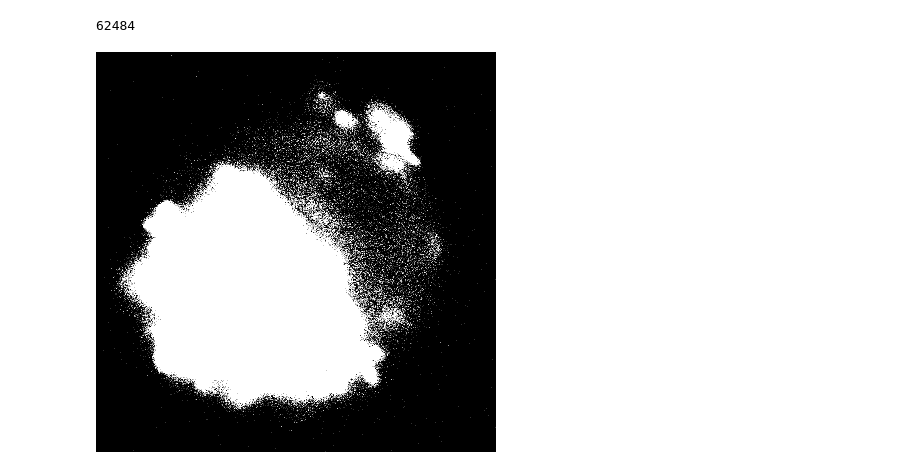
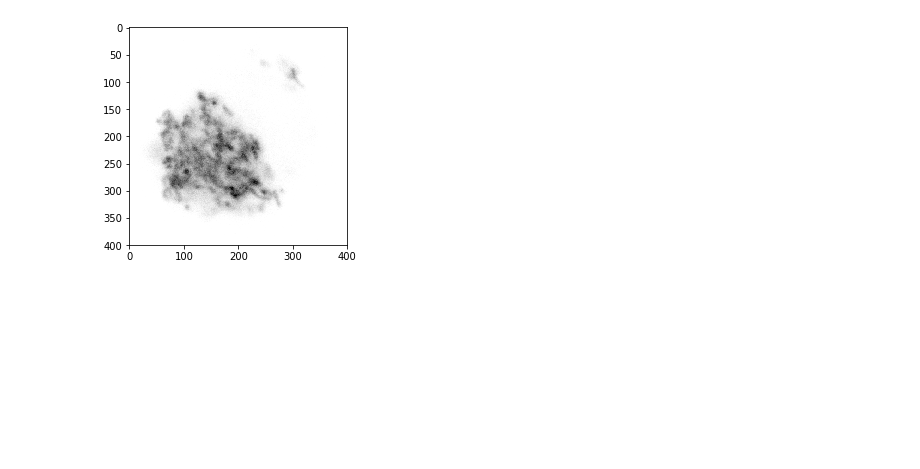
Before and after one commit to CellProfiler/notebooks, a Jupyter notebook: imagej_server_demo.ipynb, the cells around one changed output. Cells and saved outputs as stored; diff of their text form; code cells hidden in the pictures; blank space fills up the shorter version.

```diff
--- a/imagej_server_demo.ipynb
+++ b/imagej_server_demo.ipynb
@@ -49,18 +54,26 @@ def data2image(data):
-# %%
-# Define a utility function to show an image using matplotlib.
-from matplotlib import pyplot as plt
-def show(image):
-    plt.imshow(image, interpolation='nearest')
-    plt.show()
+# %%
+# Execute modules.
+result = ij.run(create, {'in': img_in})
+img_out = result['out']
+
+result = ij.run(invert, {'in': img_in, 'out': img_out})
+img_out = result['out']
 # %%
-# retrieve input image as PNG data.
-cells_png = ij.retrieve(cells_id, format='png')
-len(cells_png)
+# Retrieve images.
+cells_png = ij.retrieve(img_out, format='png')
-# %% [output]
-62484
+# %%
+def data2image(data):
+    return Image.open(StringIO.StringIO(data))
+
+def show(image):
+    plt.imshow(image, interpolation='nearest', cmap='gray')
+    plt.show()
 # %%
 # convert image data to PIL image.
 cells_pil = data2image(cells_png)
-cells_pil
+
+# We can also convert a PIL image to numpy array as needed.
+cells_np = np.array(cells_pil)
+show(cells_np)
 # %% [output]
-[figure, old version]
+[figure, new version]
```
Also changed, not shown: parts of 18 cells of this notebook.
